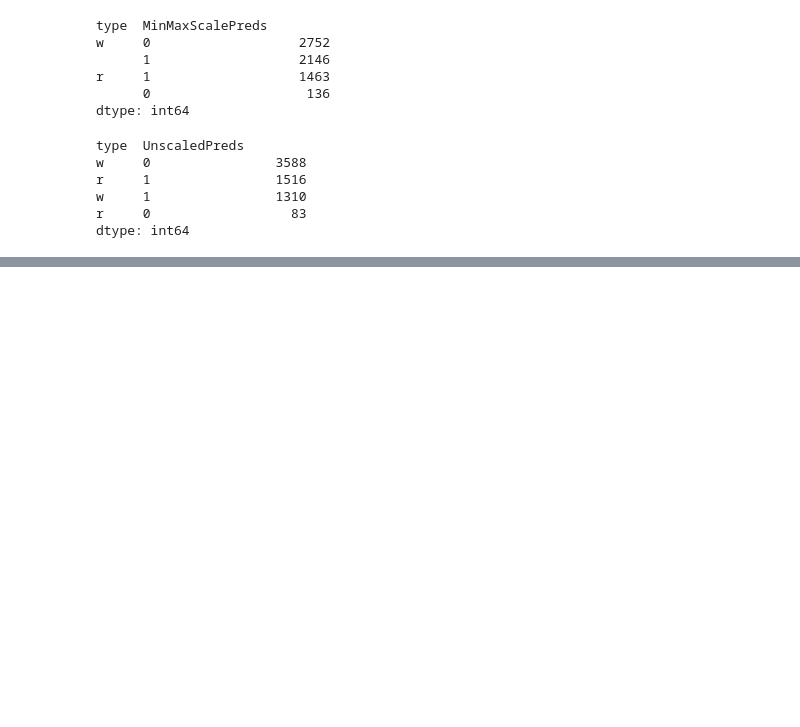
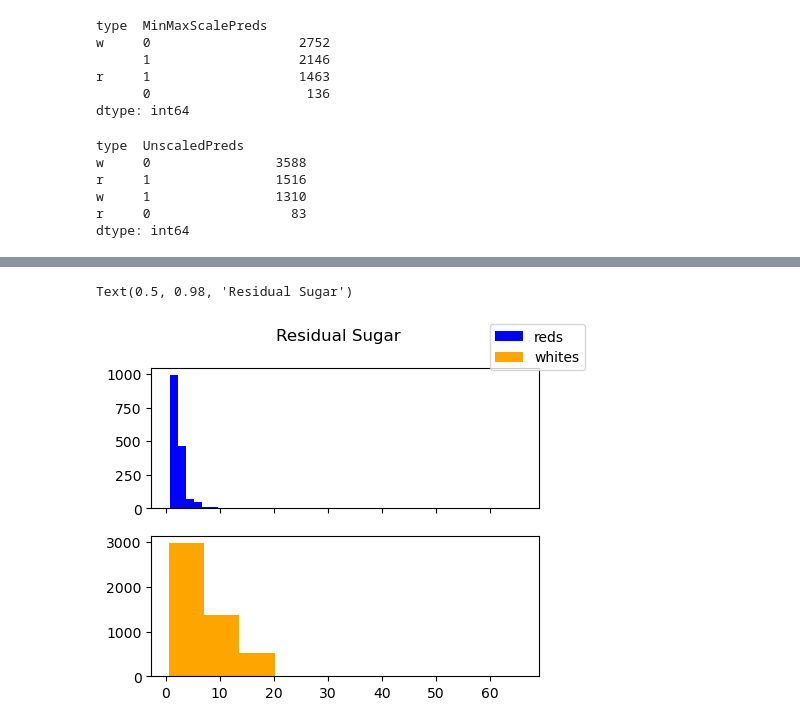
Before and after one commit to nmdollhopf/team1_wine_project, a Jupyter notebook: initial_unsupervised_clustering.ipynb, the cells around one changed output, grey strips where cells are left out. Drawn from its saved outputs; the diff is of its cells as text; code cells hidden in the pictures; blank space fills up the shorter version.

```diff
--- a/initial_unsupervised_clustering.ipynb
+++ b/initial_unsupervised_clustering.ipynb
@@ -323,0 +366,10 @@ dtype: int64
+# %%
+fig, axs = plt.subplots(2,1, sharex='col', figsize=(5,4))
+axs[0].hist(reds_noqual["residual sugar"], label='reds', color='blue')
+axs[1].hist(whites_noqual["residual sugar"], label='whites', color='orange')
+
+fig.legend()
+fig.suptitle("Residual Sugar")
+# %% [output]
+Text(0.5, 0.98, 'Residual Sugar')
+[figure, added]
```
Also changed, not shown: parts of 18 cells of this notebook.
